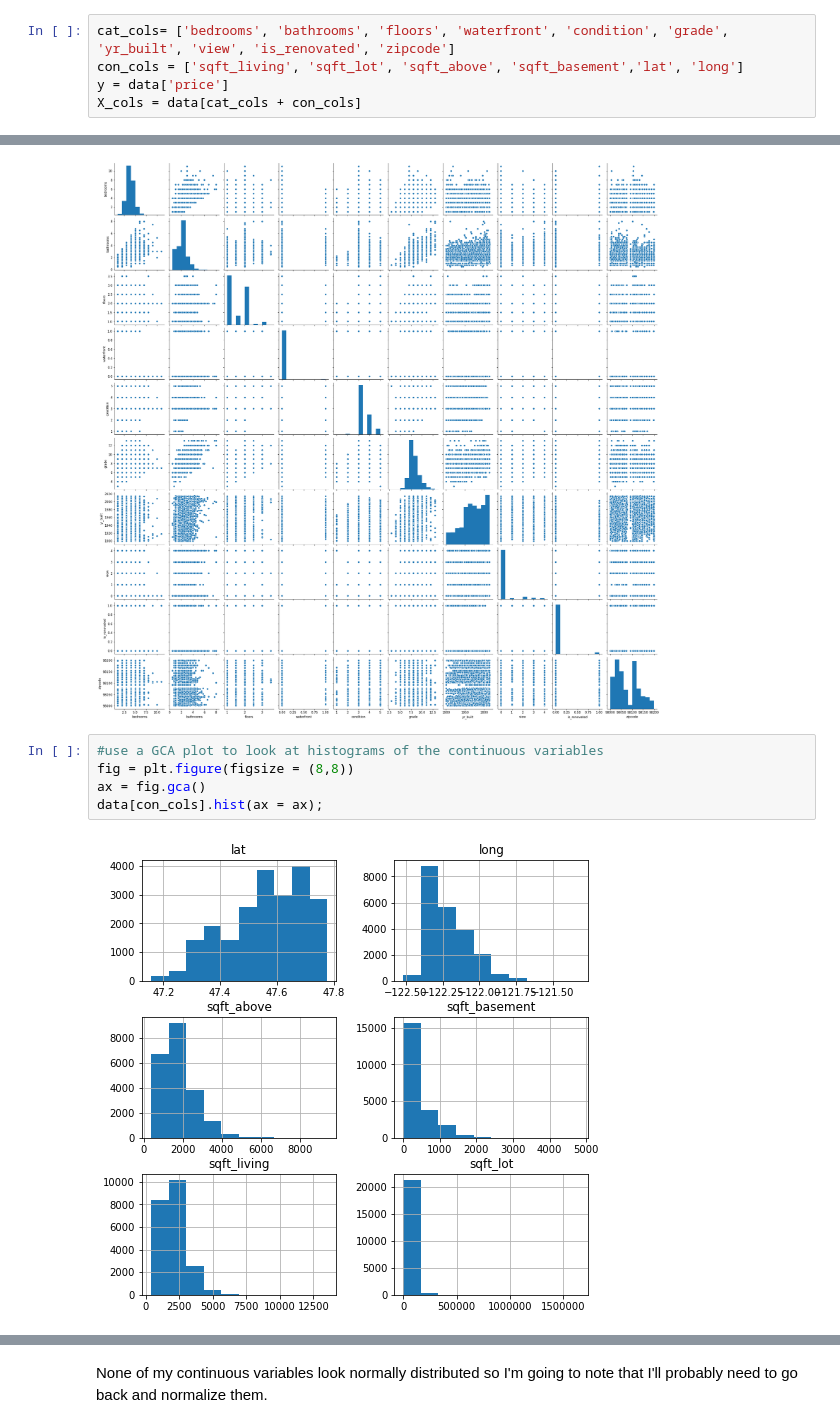
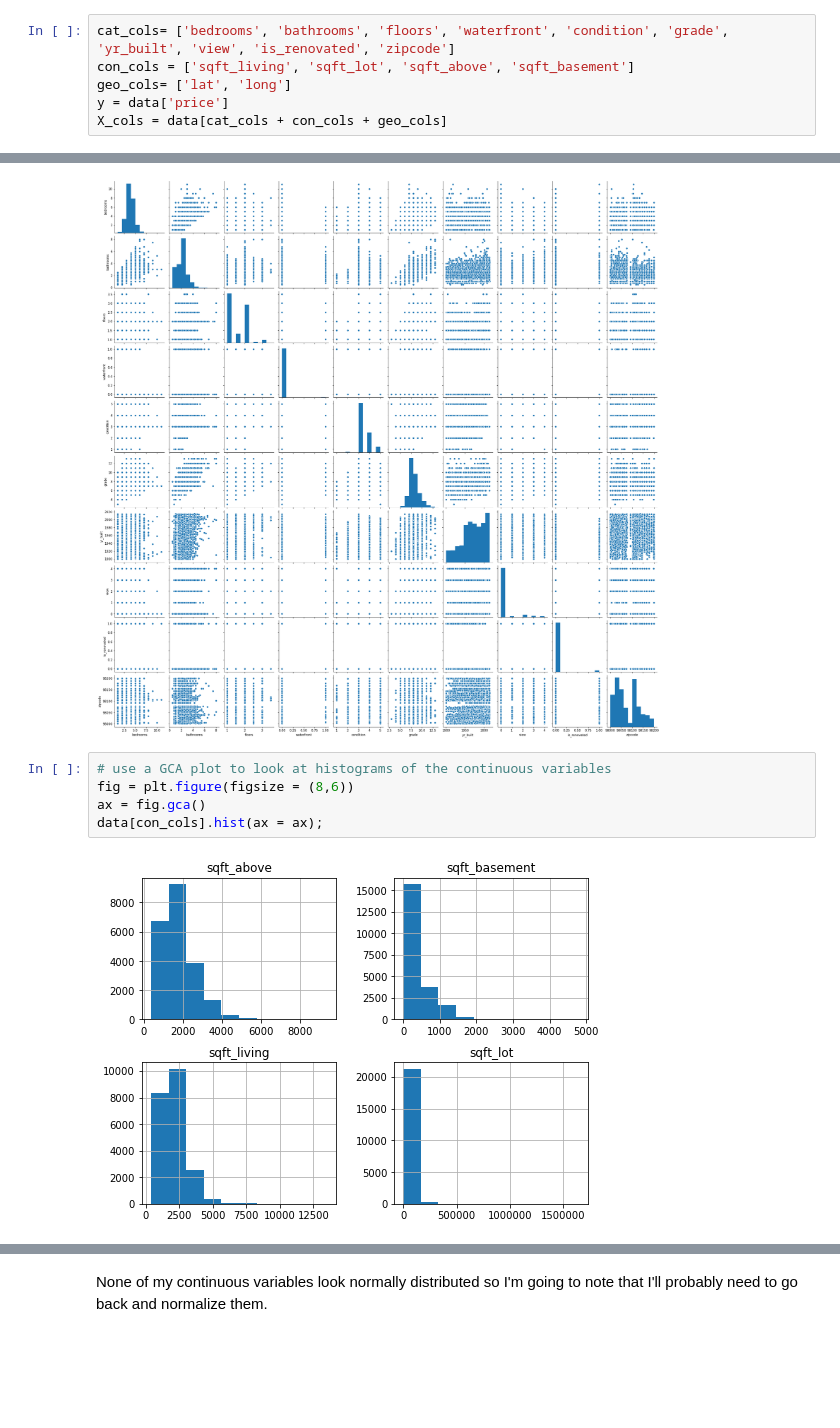
Before and after one commit to christisarv/linear-modeling-house-prices, a Jupyter notebook: Phase 2 Project Scratch Notebook.ipynb, the cells around one changed output, grey strips where cells are left out. Cells and saved outputs as stored; diff of their text form; blank space fills up the shorter version.

```diff
--- a/Phase 2 Project Scratch Notebook.ipynb
+++ b/Phase 2 Project Scratch Notebook.ipynb
@@ -52,6 +52,7 @@ data.drop(data.index[15856], inplace=True)
 First I'm going to separate my continuous from categorical columns. I am excluding ID, date and the sqft 15 columns for now. The dates are all from the same 2 years so there isn't a diverse amount of data and the neighboring house info is not relevant now but I could bring it in later.
 # %%
 cat_cols= ['bedrooms', 'bathrooms', 'floors', 'waterfront', 'condition', 'grade', 'yr_built', 'view', 'is_renovated', 'zipcode']
-con_cols = ['sqft_living', 'sqft_lot', 'sqft_above', 'sqft_basement','lat', 'long']
+con_cols = ['sqft_living', 'sqft_lot', 'sqft_above', 'sqft_basement']
+geo_cols= ['lat', 'long']
 y = data['price']
-X_cols = data[cat_cols + con_cols]
+X_cols = data[cat_cols + con_cols + geo_cols]
@@ -82,9 +69,9 @@ sns.pairplot(data[cat_cols])
 <seaborn.axisgrid.PairGrid at 0x...>
 [figure]
 # %%
-#use a GCA plot to look at histograms of the continuous variables
-fig = plt.figure(figsize = (8,8))
+# use a GCA plot to look at histograms of the continuous variables
+fig = plt.figure(figsize = (8,6))
 ax = fig.gca()
 data[con_cols].hist(ax = ax);
 # %% [output]
-[figure, old version]
+[figure, new version]
```
Also changed, not shown: parts of 15 cells of this notebook.
